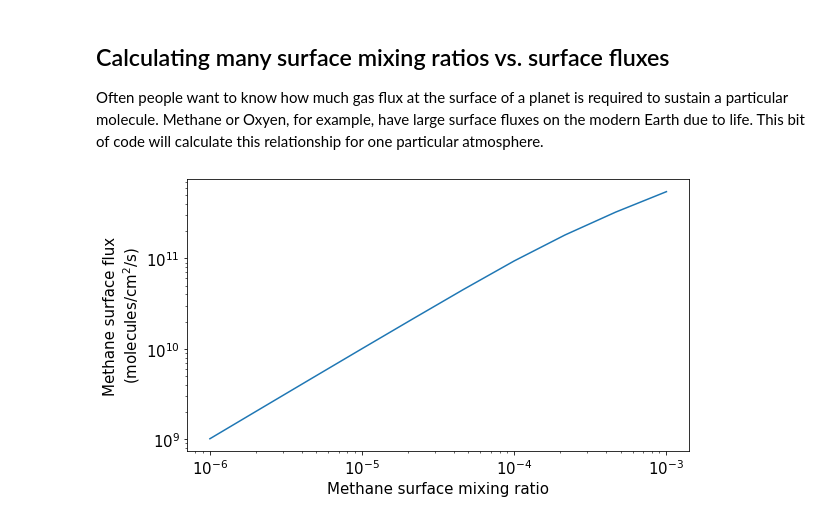
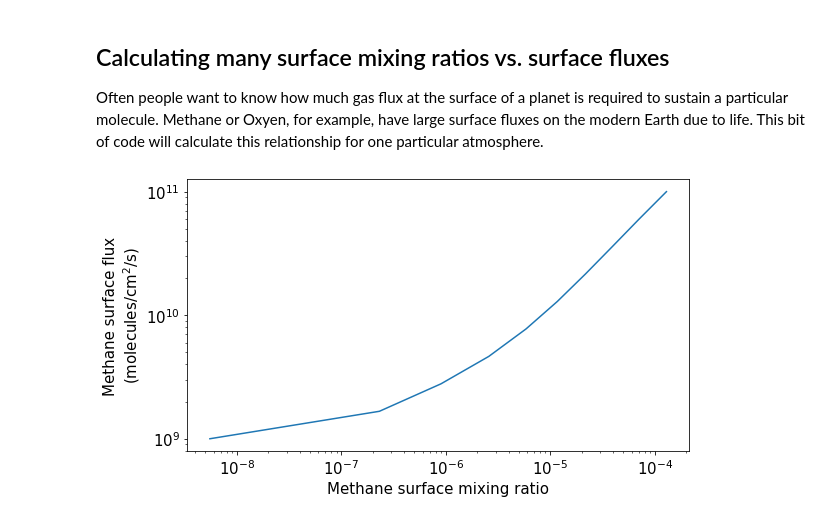
Before and after one commit to Nicholaswogan/PhotochemPy, a Jupyter notebook: docs/source/Tutorial.ipynb, the cells around one changed output. Saved outputs shown, nothing was run; the diff lists cells and outputs as text; code cells hidden in the pictures.

```diff
--- a/docs/source/Tutorial.ipynb
+++ b/docs/source/Tutorial.ipynb
@@ -37,9 +37,9 @@ The best way to start is with one of the templates provided in the `input/templa
 # %%
-pc = PhotochemPy('../../input/templates/Archean+haze/species.dat', \
-                 '../../input/templates/Archean+haze/reactions.rx', \
-                 '../../input/templates/Archean+haze/planet.dat', \
-                 '../../input/templates/Archean+haze/input_photchem.dat', \
-                 '../../input/templates/Archean+haze/atmosphere.txt', \
-                 '../../input/templates/Archean+haze/Sun_2.7Ga.txt')
+pc = PhotochemPy('../../input/templates/Archean2Proterozoic/species.dat', \
+                 '../../input/templates/Archean2Proterozoic/reactions.rx', \
+                 '../../input/templates/Archean2Proterozoic/PLANET.dat', \
+                 '../../input/templates/Archean2Proterozoic/input_photchem.dat', \
+                 '../../input/templates/Archean2Proterozoic/atmosphere.txt', \
+                 '../../input/templates/Archean2Proterozoic/Sun_2.7Ga.txt')
 # %% [markdown]
 ## Integrating to photochemical equilibrium
@@ -85,3 +85,3 @@ Let's chance the mixing ratio to 1.0e-6, then re-integrate the equilibrium.
 # %%
-pc.set_mr('CH4',1.0e-6)
-pc.integrate()
+pc.set_surfflux('CH4',1e11)
+converged = pc.integrate(nsteps = 3000)
@@ -130,24 +119,26 @@ print('%.2f'%(end-start),'seconds')
 ## Calculating many surface mixing ratios vs. surface fluxes
 Often people want to know how much gas flux at the surface of a planet is required to sustain a particular molecule. Methane or Oxyen, for example, have large surface fluxes on the modern Earth due to life. This bit of code will calculate this relationship for one particular atmosphere.
 # %%
-CH4_mr = np.logspace(-6,-3,10)
-CH4_flux = []
+pc.reset()
+CH4_flux = np.logspace(9,11,10)
+CH4_mr = []
 
-for mr in CH4_mr:
-    pc.set_mr('CH4',mr)
-    pc.integrate()
+for flux in CH4_flux:
+    pc.set_surfflux('CH4',flux)
+    pc.integrate(5000)
     pc.out2in() # really important to do this. It will speed up the computation
-    CH4_flux.append(pc.surf_flux()['CH4'])
+    CH4_mr.append(pc.out_dict()['CH4'][0])
 # %%
 # Plot
+plt.rcParams.update({'font.size': 15})
 fig,ax = plt.subplots(1,1,figsize=[9,5])
 
 ax.plot(CH4_mr,CH4_flux)
 ax.set_xscale('log')
 ax.set_yscale('log')
 ax.set_ylabel('Methane surface flux\n(molecules/cm$^2$/s)')
 ax.set_xlabel('Methane surface mixing ratio')
 
 plt.show()
 # %% [output]
-[figure, old version]
+[figure, new version]
```
Also changed, not shown: parts of 26 cells of this notebook, 3 other files.
